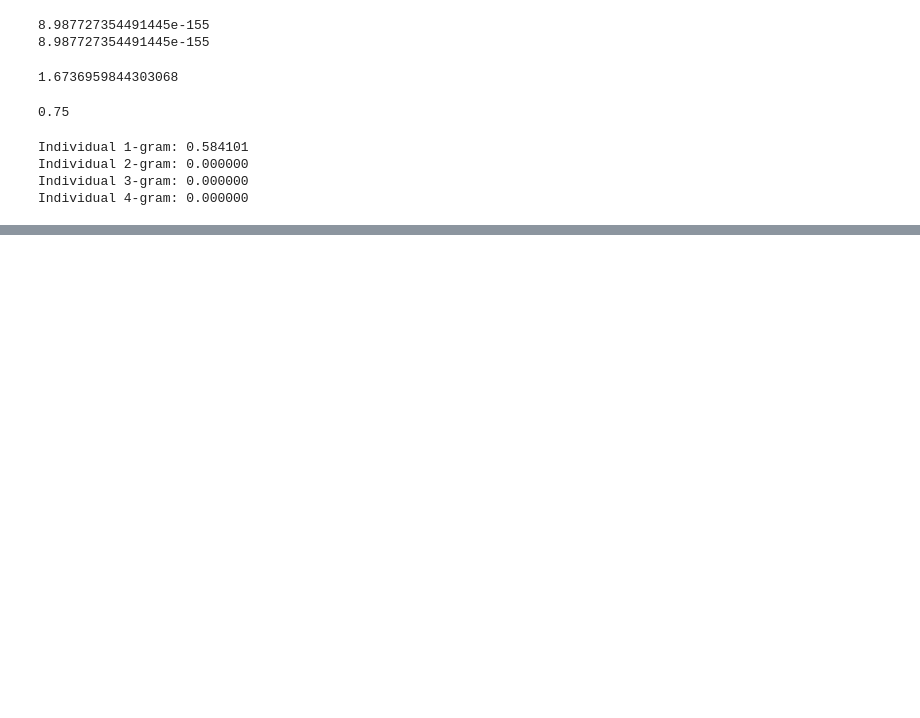
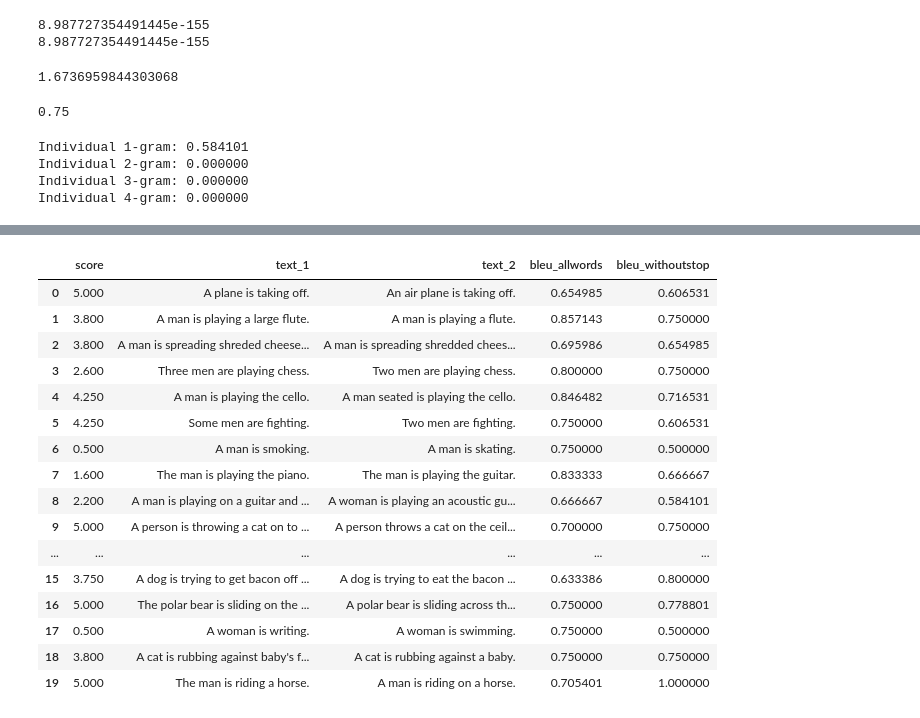
Before and after one commit to Hernanros/SOTA, a Jupyter notebook: notebooks/labels/bleu.ipynb, the cells around one changed output, grey strips where cells are left out. Cells and saved outputs as stored; diff of their text form; code cells hidden in the pictures; blank space fills up the shorter version.

Commit message:
added sts dataset to bleu

```diff
--- a/notebooks/labels/bleu.ipynb
+++ b/notebooks/labels/bleu.ipynb
@@ -146,0 +149,8 @@ Individual 4-gram: 0.000000
+# %%
+import codecs
+
+doc = codecs.open("e:\\WORK\\ML\\data\\glue\\stsbenchmark\\sts-train.csv",'rU','UTF-8') #open for reading with "universal" type set
+
+df = pd.read_csv(doc, sep='\t', error_bad_lines=False,
+                 names=['cat1', 'cat2', 'year', 'idx', 'score','text_1','text_2','aux1','aux2'],
+                usecols=['text_1','text_2','score'])
@@ -146,0 +173,11 @@ Individual 4-gram: 0.000000
+# %%
+df['bleu_allwords'] = 0
+df['bleu_withoutstop'] = 0
+# %%
+scores = []
+for i in range(df.shape[0]):
+    s1 = str(df['text_1'][i])
+    s2 = str(df['text_2'][i])
+    #print(s1,",",s2)
+    dis = BLEU1score(s1,s2,stopwords_remove=False)
+    df.loc[i,'bleu_allwords']=dis
@@ -146,0 +200,28 @@ Individual 4-gram: 0.000000
+# %%
+scores = []
+for i in range(df.shape[0]):
+    s1 = str(df['text_1'][i])
+    s2 = str(df['text_2'][i])
+    #print(s1,",",s2)
+    dis = BLEU1score(s1,s2,stopwords_remove=True)
+    df.loc[i,'bleu_withoutstop']=dis
+# %%
+df.head(20)
+# %% [output]
+|  | score | text_1 | text_2 | bleu_allwords | bleu_withoutstop |
+| 0 | 5.000 | A plane is taking off. | An air plane is taking off. | 0.654985 | 0.606531 |
+| 1 | 3.800 | A man is playing a large flute. | A man is playing a flute. | 0.857143 | 0.750000 |
+| 2 | 3.800 | A man is spreading shreded cheese... | A man is spreading shredded chees... | 0.695986 | 0.654985 |
+| 3 | 2.600 | Three men are playing chess. | Two men are playing chess. | 0.800000 | 0.750000 |
+| 4 | 4.250 | A man is playing the cello. | A man seated is playing the cello. | 0.846482 | 0.716531 |
+| 5 | 4.250 | Some men are fighting. | Two men are fighting. | 0.750000 | 0.606531 |
+| 6 | 0.500 | A man is smoking. | A man is skating. | 0.750000 | 0.500000 |
+| 7 | 1.600 | The man is playing the piano. | The man is playing the guitar. | 0.833333 | 0.666667 |
+| 8 | 2.200 | A man is playing on a guitar and ... | A woman is playing an acoustic gu... | 0.666667 | 0.584101 |
+| 9 | 5.000 | A person is throwing a cat on to ... | A person throws a cat on the ceil... | 0.700000 | 0.750000 |
+| ... | ... | ... | ... | ... | ... |
+| 15 | 3.750 | A dog is trying to get bacon off ... | A dog is trying to eat the bacon ... | 0.633386 | 0.800000 |
+| 16 | 5.000 | The polar bear is sliding on the ... | A polar bear is sliding across th... | 0.750000 | 0.778801 |
+| 17 | 0.500 | A woman is writing. | A woman is swimming. | 0.750000 | 0.500000 |
+| 18 | 3.800 | A cat is rubbing against baby's f... | A cat is rubbing against a baby. | 0.750000 | 0.750000 |
+| 19 | 5.000 | The man is riding a horse. | A man is riding on a horse. | 0.705401 | 1.000000 |
```
Also changed, not shown: parts of 3 cells of this notebook.
